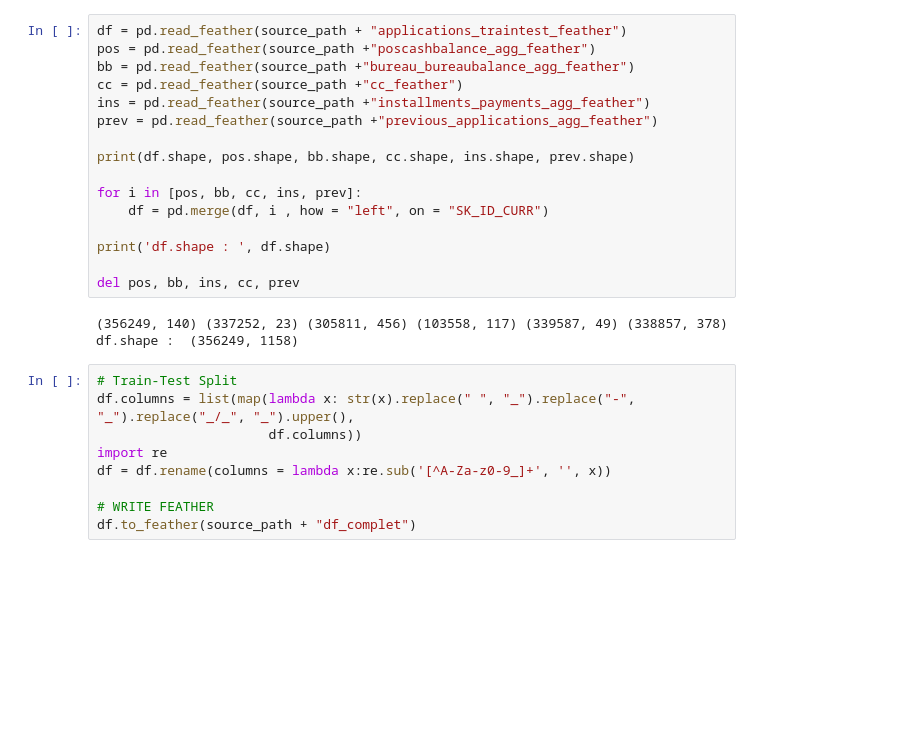
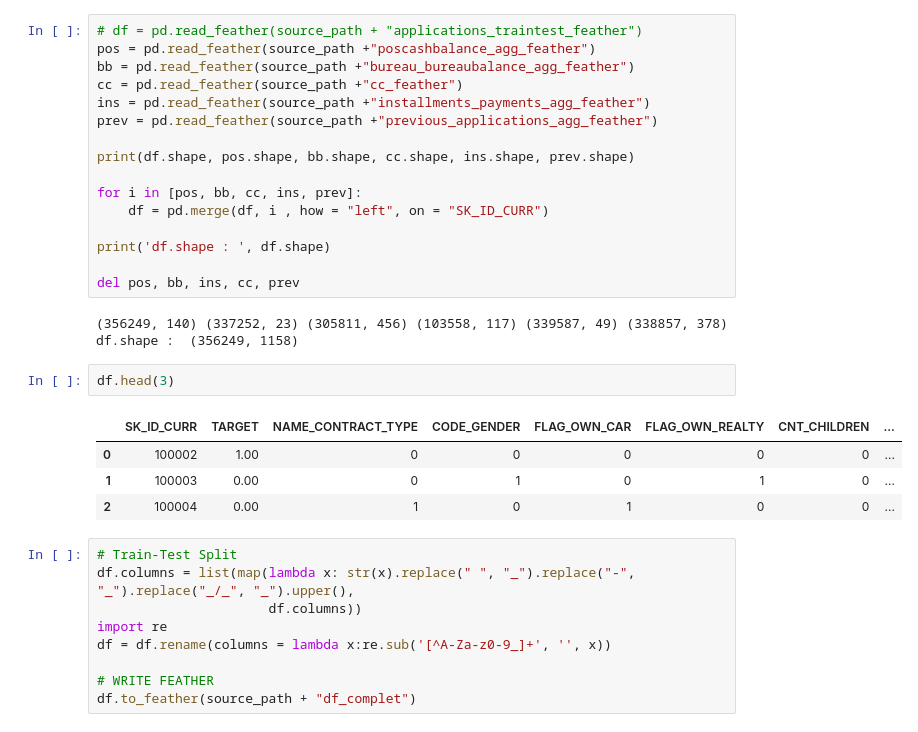
Before and after one commit to AbdulmagedALKHULAIFI/Score_system_decision_octroi_credit, a Jupyter notebook: P7_02_notebook.ipynb, the cells around one changed output. Cells and saved outputs as stored; diff of their text form; blank space fills up the shorter version.

```diff
--- a/P7_02_notebook.ipynb
+++ b/P7_02_notebook.ipynb
@@ -1575,6 +1580,6 @@ del df
 ## Train-test-split
 # %%
-df = pd.read_feather(source_path + "applications_traintest_feather")
+# df = pd.read_feather(source_path + "applications_traintest_feather")
 pos = pd.read_feather(source_path +"poscashbalance_agg_feather")
 bb = pd.read_feather(source_path +"bureau_bureaubalance_agg_feather")
 cc = pd.read_feather(source_path +"cc_feather")
@@ -1592,6 +1597,13 @@ del pos, bb, ins, cc, prev
 # %% [output]
 (356249, 140) (337252, 23) (305811, 456) (103558, 117) (339587, 49) (338857, 378)
 df.shape :  (356249, 1158)
+# %%
+df.head(3)
+# %% [output]
+|  | SK_ID_CURR | TARGET | NAME_CONTRACT_TYPE | CODE_GENDER | FLAG_OWN_CAR | FLAG_OWN_REALTY | CNT_CHILDREN | ... |
+| 0 | 100002 | 1.00 | 0 | 0 | 0 | 0 | 0 | ... |
+| 1 | 100003 | 0.00 | 0 | 1 | 0 | 1 | 0 | ... |
+| 2 | 100004 | 0.00 | 1 | 0 | 1 | 0 | 0 | ... |
 # %%
 # Train-Test Split
 df.columns = list(map(lambda x: str(x).replace(" ", "_").replace("-", "_").replace("_/_", "_").upper(),
```
Also changed, not shown: parts of 32 cells of this notebook.
